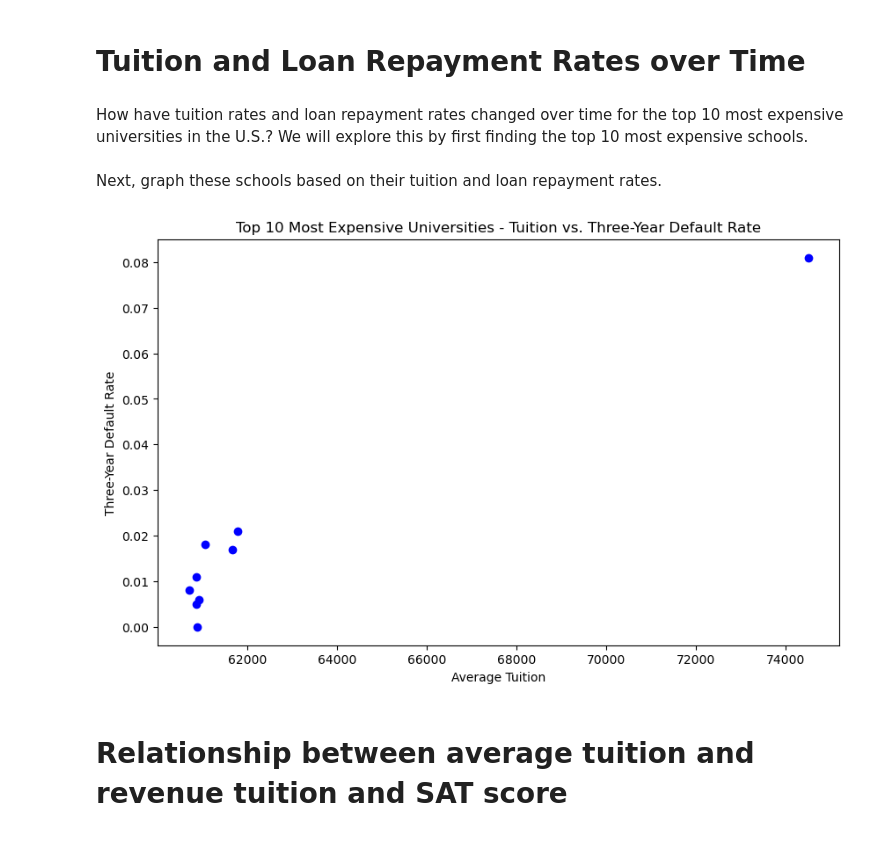
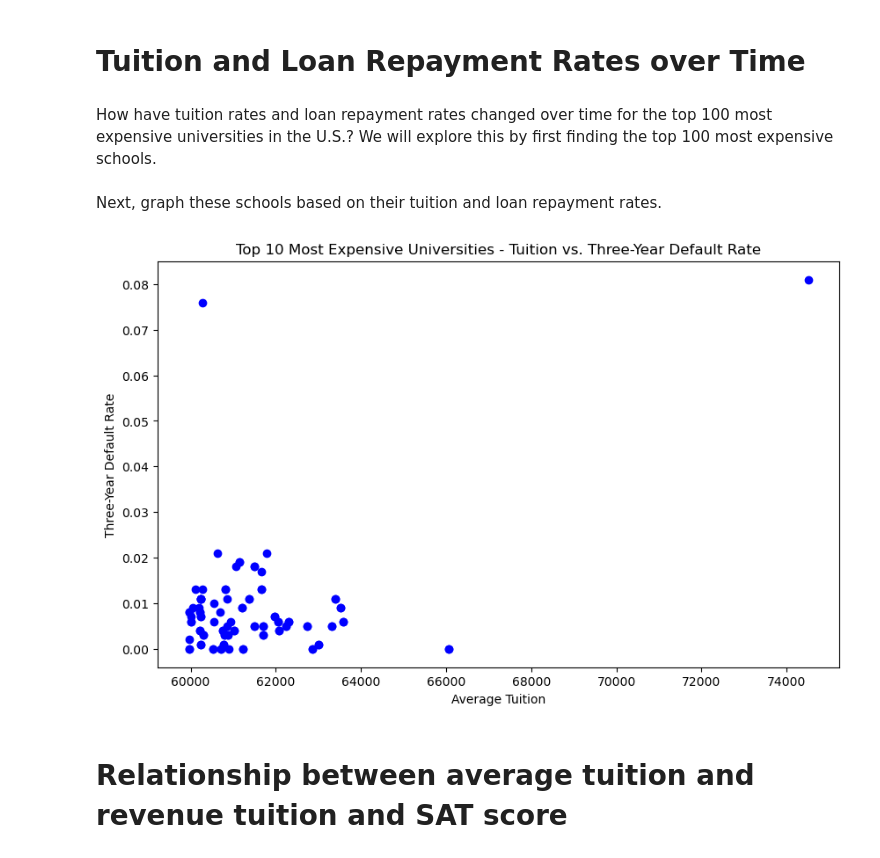
Before and after one commit to sophiagzf/teamHoward, a Jupyter notebook: create_report.ipynb, the cells around one changed output. Saved outputs shown, nothing was run; the diff lists cells and outputs as text; code cells hidden in the pictures.

```diff
--- a/create_report.ipynb
+++ b/create_report.ipynb
@@ -67,8 +87,8 @@ worst_performing[['name', 'three_yr_default']].to_csv('data/worst_performing_ins
 # %% [markdown]
 # Tuition and Loan Repayment Rates over Time
 # %% [markdown]
-How have tuition rates and loan repayment rates changed over time for the top 10 most expensive universities in the U.S.?
-We will explore this by first finding the top 10 most expensive schools.
+How have tuition rates and loan repayment rates changed over time for the top 100 most expensive universities in the U.S.?
+We will explore this by first finding the top 100 most expensive schools.
 # %%
 # First find the top 50 most expensive schools
 # Find most expensive out of:
@@ -78,18 +98,18 @@ df['avg_tuition'] = (df['in_state_tuit'] + df['out_state_tuit']) / 2
 
 df_sorted = df.sort_values(by='avg_tuition', ascending=False)
 
-top_50 = df_sorted.head(50)
+top_100 = df_sorted.head(100)
 # %% [markdown]
 Next, graph these schools based on their tuition and loan repayment rates.
 # %%
 plt.figure(figsize=(10, 6))
-plt.scatter(top_50['avg_tuition'], top_50['three_yr_default'], color='blue')
+plt.scatter(top_100['avg_tuition'], top_100['three_yr_default'], color='blue')
 plt.title('Top 10 Most Expensive Universities - Tuition vs. Three-Year Default Rate')
 plt.xlabel('Average Tuition')
 plt.ylabel('Three-Year Default Rate')
 plt.show()
 # %% [output]
-[figure, old version]
+[figure, new version]
 # %% [markdown]
 # Relationship between average tuition and revenue tuition and SAT score
 # %% [markdown]
```
Also changed, not shown: parts of 2 cells of this notebook.
